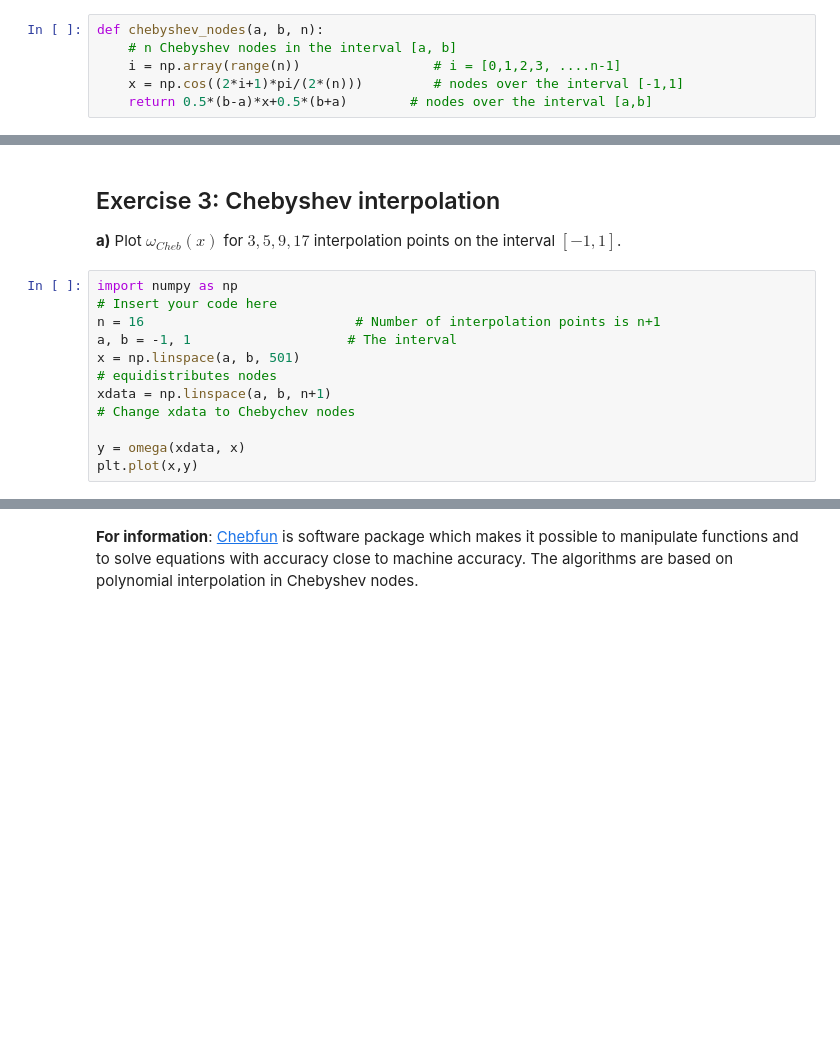
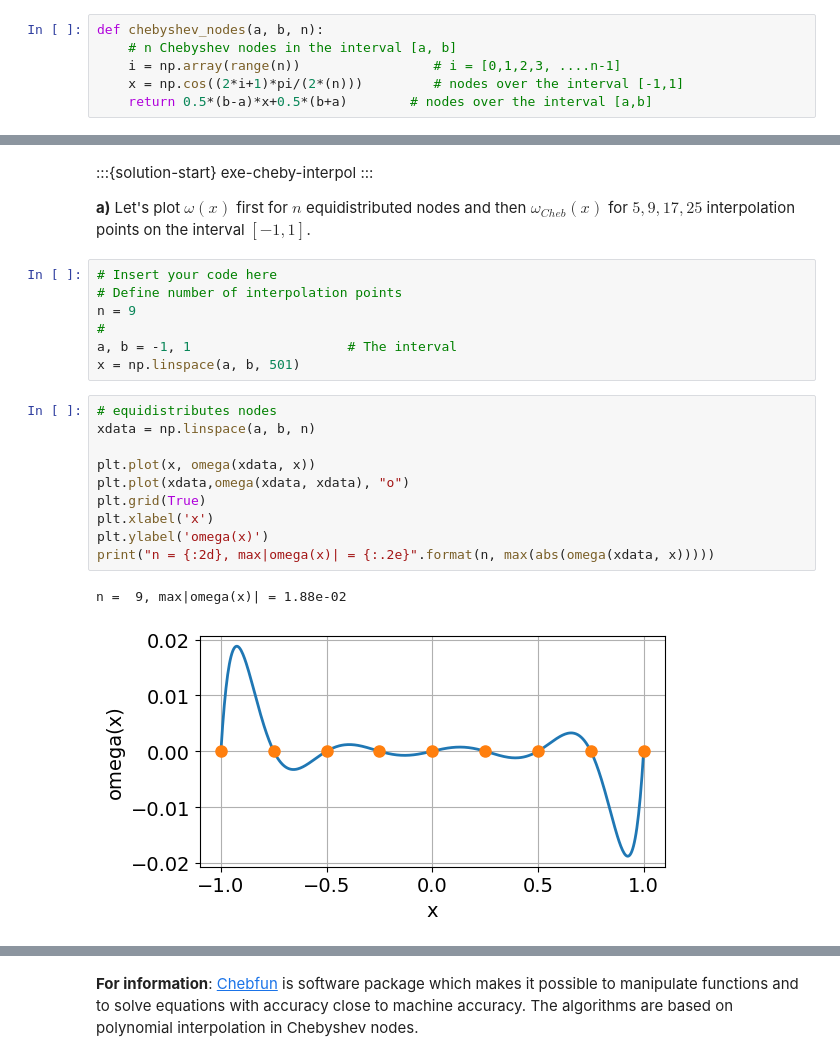
Before and after one commit to solniva/TMA4320_ScientificComputationNotes, a Jupyter notebook: chapter_interpolation/ErrorTheoryInterpolation.ipynb, the cells around one changed output, grey strips where cells are left out. Cells and saved outputs as stored; diff of their text form; blank space fills up the shorter version.

```diff
--- a/chapter_interpolation/ErrorTheoryInterpolation.ipynb
+++ b/chapter_interpolation/ErrorTheoryInterpolation.ipynb
@@ -383,21 +439,26 @@ def chebyshev_nodes(a, b, n):
 # %% [markdown]
-<!-- --- begin exercise --- -->
+:::{solution-start} exe-cheby-interpol
+:::
 
-## Exercise 3: Chebyshev interpolation
-
-
-**a)**
-Plot $\omega_{Cheb}(x)$ for $3, 5, 9, 17$ interpolation points on the interval $[-1,1]$.
+**a)** Let's plot  $\omega(x)$  first for $n$ equidistributed nodes and then $\omega_{Cheb}(x)$ for $5, 9, 17, 25$ interpolation points on the interval $[-1,1]$.
 # %%
-import numpy as np
 # Insert your code here
-n = 16                           # Number of interpolation points is n+1
+# Define number of interpolation points
+n = 9
+#
 a, b = -1, 1                    # The interval
 x = np.linspace(a, b, 501)
-# equidistributes nodes
-xdata = np.linspace(a, b, n+1)
-# Change xdata to Chebychev nodes
-
-y = omega(xdata, x)
-plt.plot(x,y)
+# %%
+# equidistributes nodes
+xdata = np.linspace(a, b, n)
+
+plt.plot(x, omega(xdata, x))
+plt.plot(xdata,omega(xdata, xdata), "o")
+plt.grid(True)
+plt.xlabel('x')
+plt.ylabel('omega(x)')
+print("n = {:2d}, max|omega(x)| = {:.2e}".format(n, max(abs(omega(xdata, x)))))
+# %% [output]
+n =  9, max|omega(x)| = 1.88e-02
+[figure, added]
 # %%
```
Also changed, not shown: parts of 26 cells of this notebook, 5 other files.
